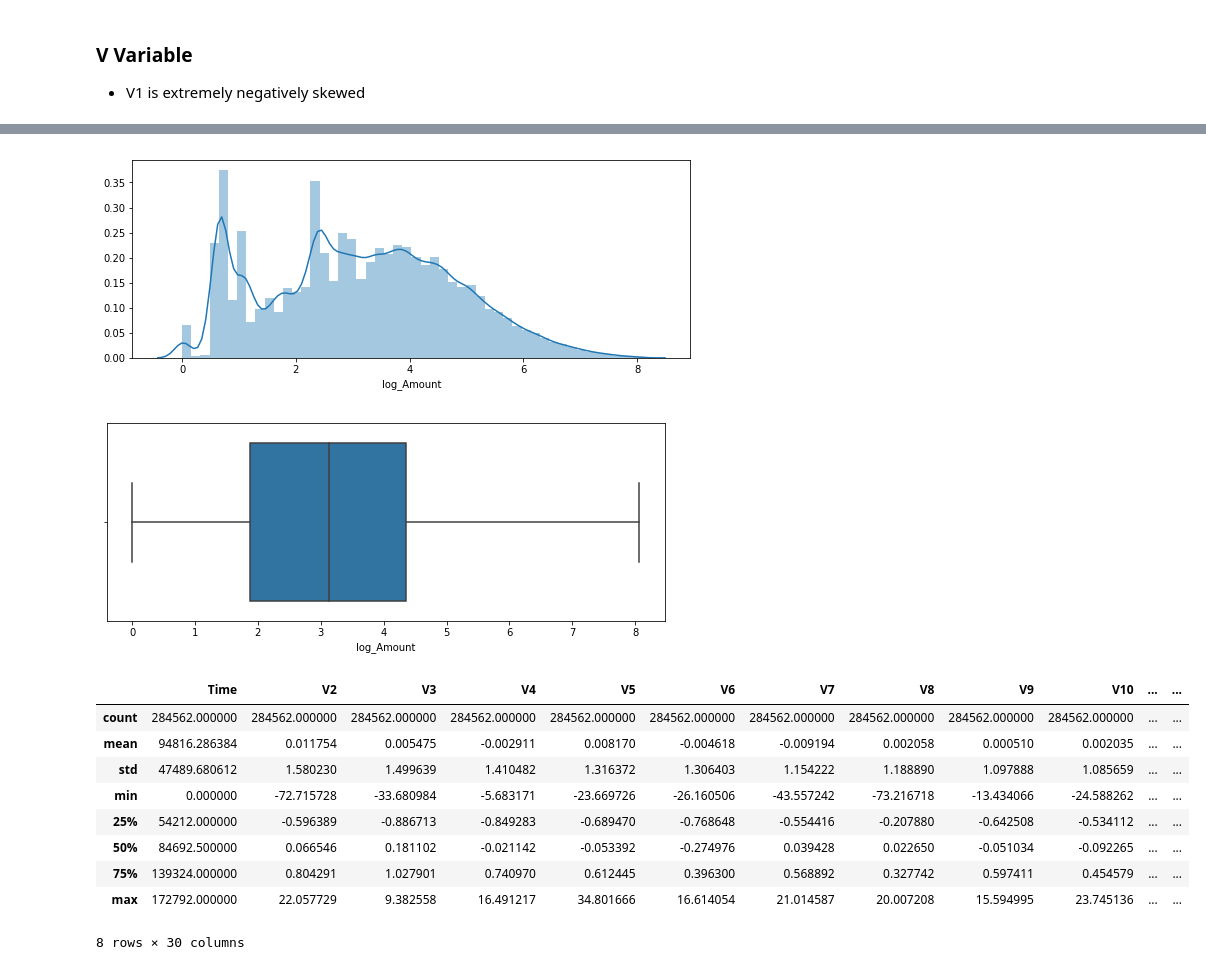
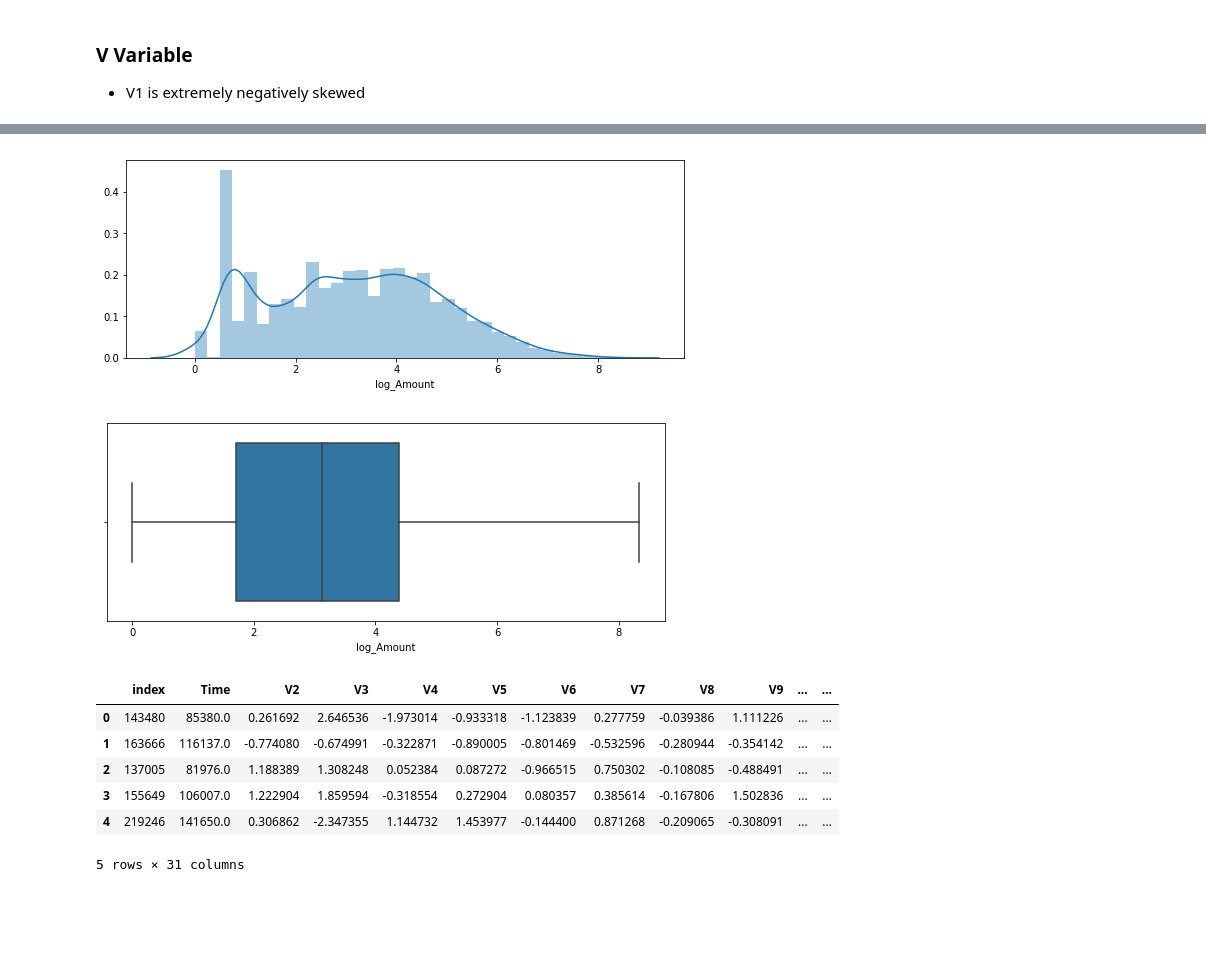
Before and after one commit to ayan1995/Thinkful, a Jupyter notebook: Bootcamp/Unit 3 Deeper into Supervised Learning/Lesson 6 Potpourri/Credit Card Fraud.ipynb, the cells around one changed output, grey strips where cells are left out. Saved outputs shown, nothing was run; the diff lists cells and outputs as text; code cells hidden in the pictures; blank space fills up the shorter version.

```diff
--- a/Bootcamp/Unit 3 Deeper into Supervised Learning/Lesson 6 Potpourri/Credit Card Fraud.ipynb
+++ b/Bootcamp/Unit 3 Deeper into Supervised Learning/Lesson 6 Potpourri/Credit Card Fraud.ipynb
@@ -77,0 +88,18 @@ df.describe()
+# %%
+# Random Downsample
+
+#Separate Classes
+df_majority = df[df['Class']==0]
+df_minority = df[df['Class']==1]
+
+# Downsample Majority Class
+df_majority_downsampled = df_majority.sample(n=9348, random_state=123)
+
+# Upsample Minority Class
+df_minority_upsampled = df_minority.sample(replace=True, n=984, random_state=123)
+
+# Combine Minority Class with downsampled Majority Class
+features = pd.concat([df_majority_downsampled, df_minority_upsampled])
+
+# Display new class counts
+features.Class.value_counts()
@@ -78,3 +115,6 @@ df.describe()
+# %%
+# Reset Index
+features = features.reset_index()
 # %%
 # Explore Amount as there seems to be lots of variance and outliers
 plt.figure(figsize=(10,8))
@@ -134,8 +172,7 @@ The distribution of the time variable seems to have twin peaks. Research online
 # %%
-# Create feature of log of Amount plus 1 to normalize
-features = pd.DataFrame()
-features = df.drop(columns = ['V1', 'Amount'])
-features['log_Amount'] = np.log(df['Amount']+1)
+# Create feature of log of Amount plus 1 to normalize and remove V1 because of it's heavy negative skew
+features['log_Amount'] = np.log(features['Amount']+1)
+features = features.drop(columns = ['V1', 'Amount'])
 
 # Visualize distrubtion
 
@@ -197,18 +234,15 @@ plt.subplot(212)
 sns.boxplot(features['log_Amount'])
 plt.show()
 # %% [output]
-[figure, old version]
+[figure, new version]
-[figure, old version]
+[figure, new version]
 # %%
-features.describe()
+features.head()
 # %% [output]
-|  | Time | V2 | V3 | V4 | V5 | V6 | V7 | V8 | V9 | V10 | ... | ... |
-| count | 284562.000000 | 284562.000000 | 284562.000000 | 284562.000000 | 284562.000000 | 284562.000000 | 284562.000000 | 284562.000000 | 284562.000000 | 284562.000000 | ... | ... |
-| mean | 94816.286384 | 0.011754 | 0.005475 | -0.002911 | 0.008170 | -0.004618 | -0.009194 | 0.002058 | 0.000510 | 0.002035 | ... | ... |
-| std | 47489.680612 | 1.580230 | 1.499639 | 1.410482 | 1.316372 | 1.306403 | 1.154222 | 1.188890 | 1.097888 | 1.085659 | ... | ... |
-| min | 0.000000 | -72.715728 | -33.680984 | -5.683171 | -23.669726 | -26.160506 | -43.557242 | -73.216718 | -13.434066 | -24.588262 | ... | ... |
-| 25% | 54212.000000 | -0.596389 | -0.886713 | -0.849283 | -0.689470 | -0.768648 | -0.554416 | -0.207880 | -0.642508 | -0.534112 | ... | ... |
-| 50% | 84692.500000 | 0.066546 | 0.181102 | -0.021142 | -0.053392 | -0.274976 | 0.039428 | 0.022650 | -0.051034 | -0.092265 | ... | ... |
-| 75% | 139324.000000 | 0.804291 | 1.027901 | 0.740970 | 0.612445 | 0.396300 | 0.568892 | 0.327742 | 0.597411 | 0.454579 | ... | ... |
-| max | 172792.000000 | 22.057729 | 9.382558 | 16.491217 | 34.801666 | 16.614054 | 21.014587 | 20.007208 | 15.594995 | 23.745136 | ... | ... |
+|  | index | Time | V2 | V3 | V4 | V5 | V6 | V7 | V8 | V9 | ... | ... |
+| 0 | 143480 | 85380.0 | 0.261692 | 2.646536 | -1.973014 | -0.933318 | -1.123839 | 0.277759 | -0.039386 | 1.111226 | ... | ... |
+| 1 | 163666 | 116137.0 | -0.774080 | -0.674991 | -0.322871 | -0.890005 | -0.801469 | -0.532596 | -0.280944 | -0.354142 | ... | ... |
+| 2 | 137005 | 81976.0 | 1.188389 | 1.308248 | 0.052384 | 0.087272 | -0.966515 | 0.750302 | -0.108085 | -0.488491 | ... | ... |
+| 3 | 155649 | 106007.0 | 1.222904 | 1.859594 | -0.318554 | 0.272904 | 0.080357 | 0.385614 | -0.167806 | 1.502836 | ... | ... |
+| 4 | 219246 | 141650.0 | 0.306862 | -2.347355 | 1.144732 | 1.453977 | -0.144400 | 0.871268 | -0.209065 | -0.308091 | ... | ... |
-8 rows × 30 columns
+5 rows × 31 columns
```
Also changed, not shown: parts of 21 cells of this notebook.
